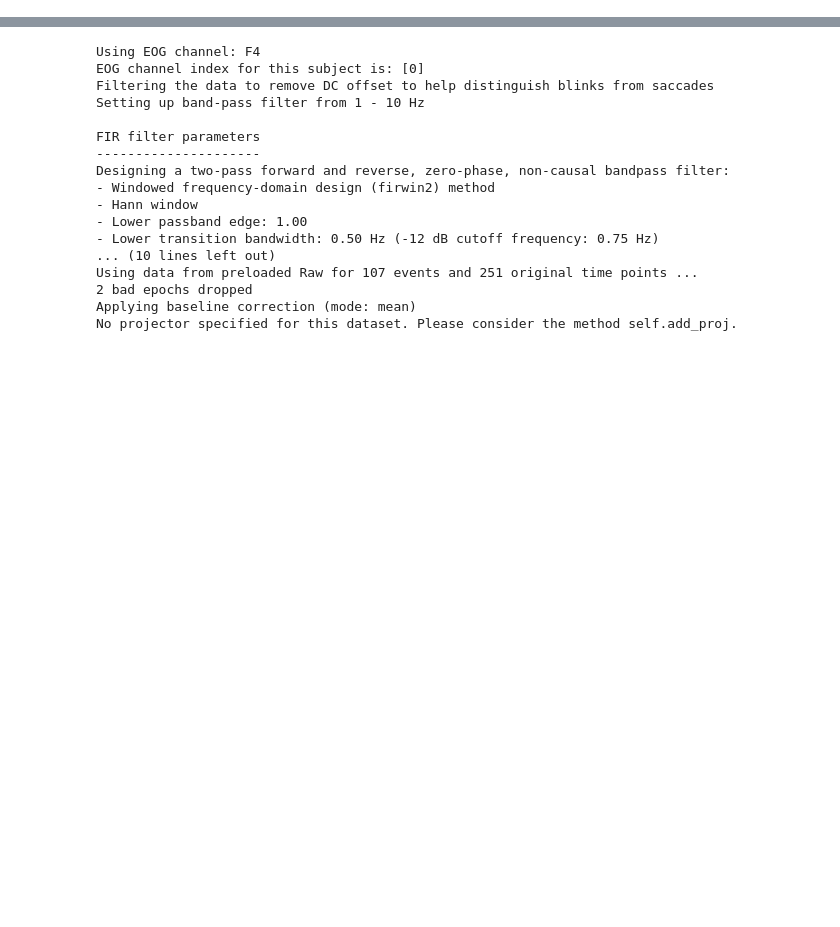
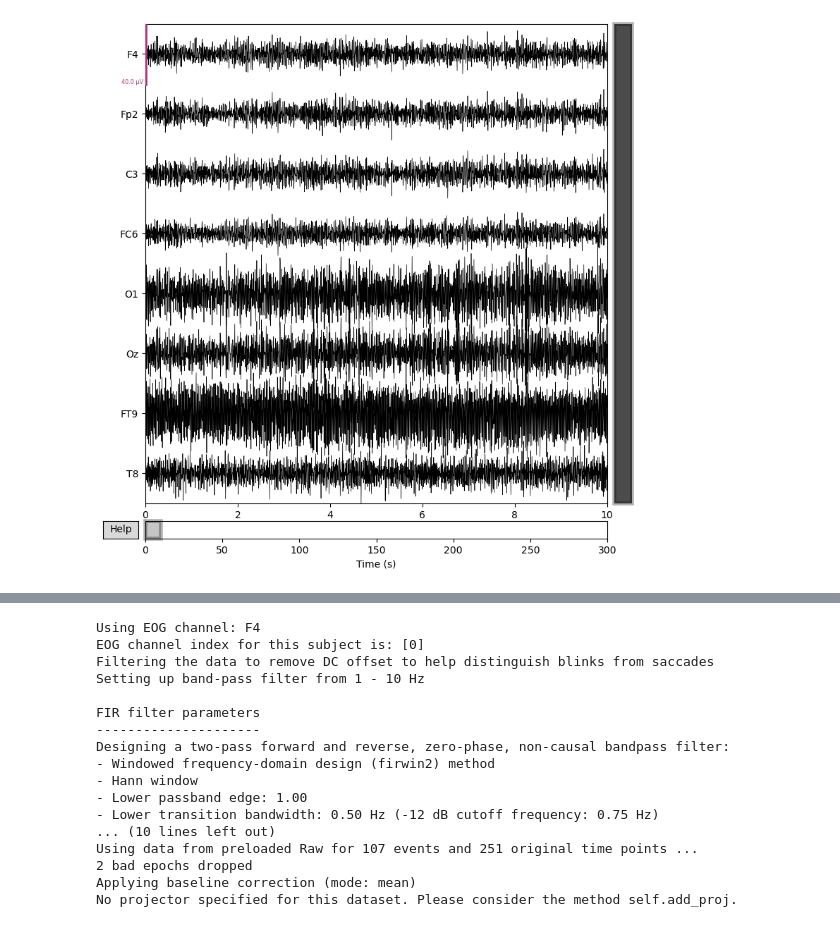
Before and after one commit to idamand/stress_detection_EEG, a Jupyter notebook: main.ipynb, the cells around one changed output, grey strips where cells are left out. Cells and saved outputs as stored; diff of their text form; code cells hidden in the pictures; blank space fills up the shorter version.

Commit message:
Filtering gamma works, same EEGNet results as raw

```diff
--- a/main.ipynb
+++ b/main.ipynb
@@ -69,0 +307,5 @@ Ready.
+# %%
+print(len(data.keys()))
+getting_data = data['P001_S001_001'].get_data()
+getting_data
+print(getting_data.shape)
@@ -69,0 +315,6 @@ Ready.
+# %%
+filty = filter_data(getting_data, 250, 30, h_freq=None)
+infoy = mne.create_info(8, sfreq=250, ch_types='eeg', verbose=None)
+raw_arrayy = mne.io.RawArray(filty, infoy)
+mappingy = {'0':'F4','1':'Fp2','2':'C3','3':'FC6','4':'O1','5':'Oz','6':'FT9','7':'T8'}
+mne.rename_channels(raw_arrayy.info, mappingy)
@@ -70,3 +342,7 @@ Ready.
+# %%
+raw_arrayy.plot()
+# %% [output]
+[figure, added]
 # %%
 import mne
 %matplotlib qt
```
Also changed, not shown: parts of 11 cells of this notebook, 4 other files.
